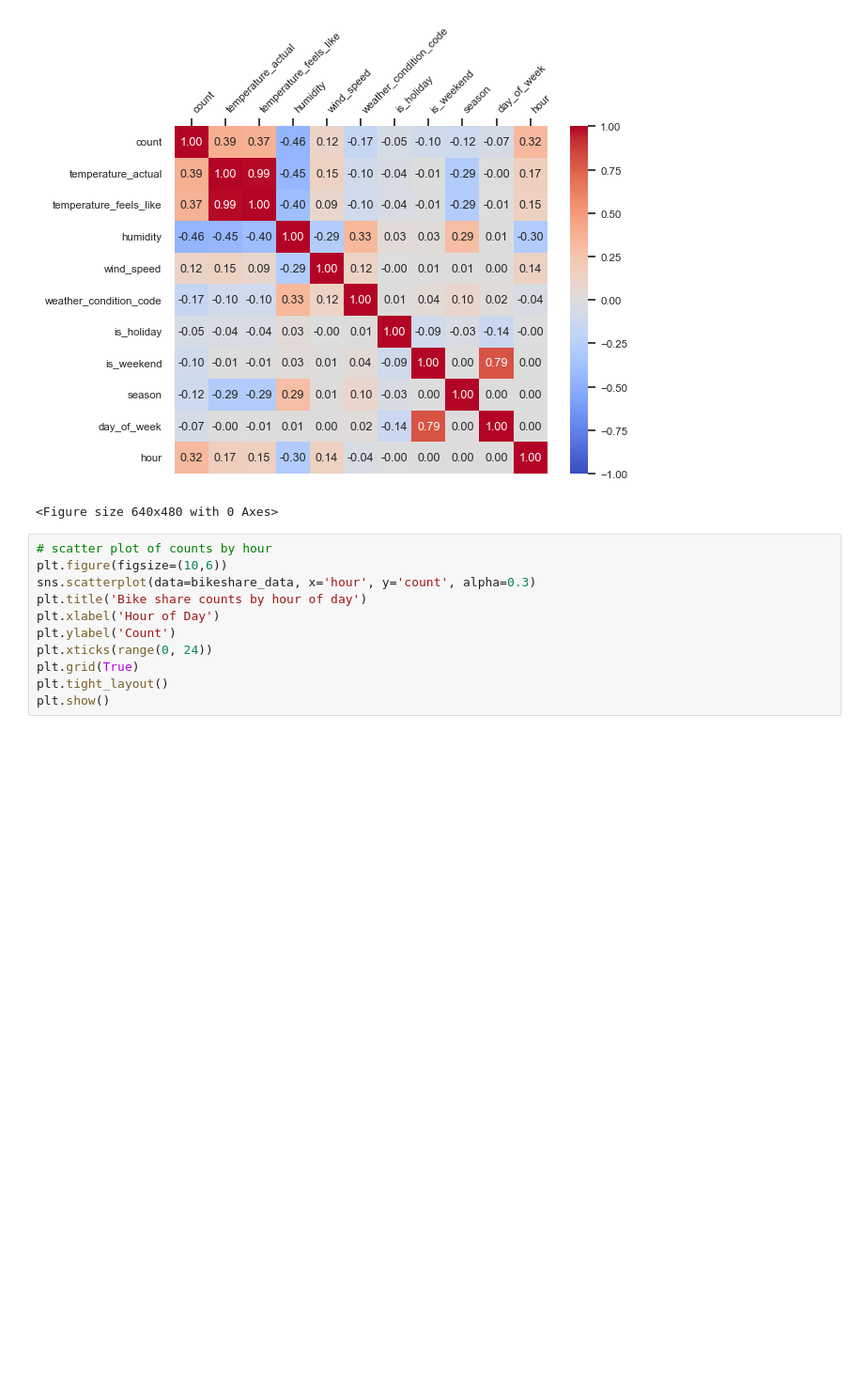
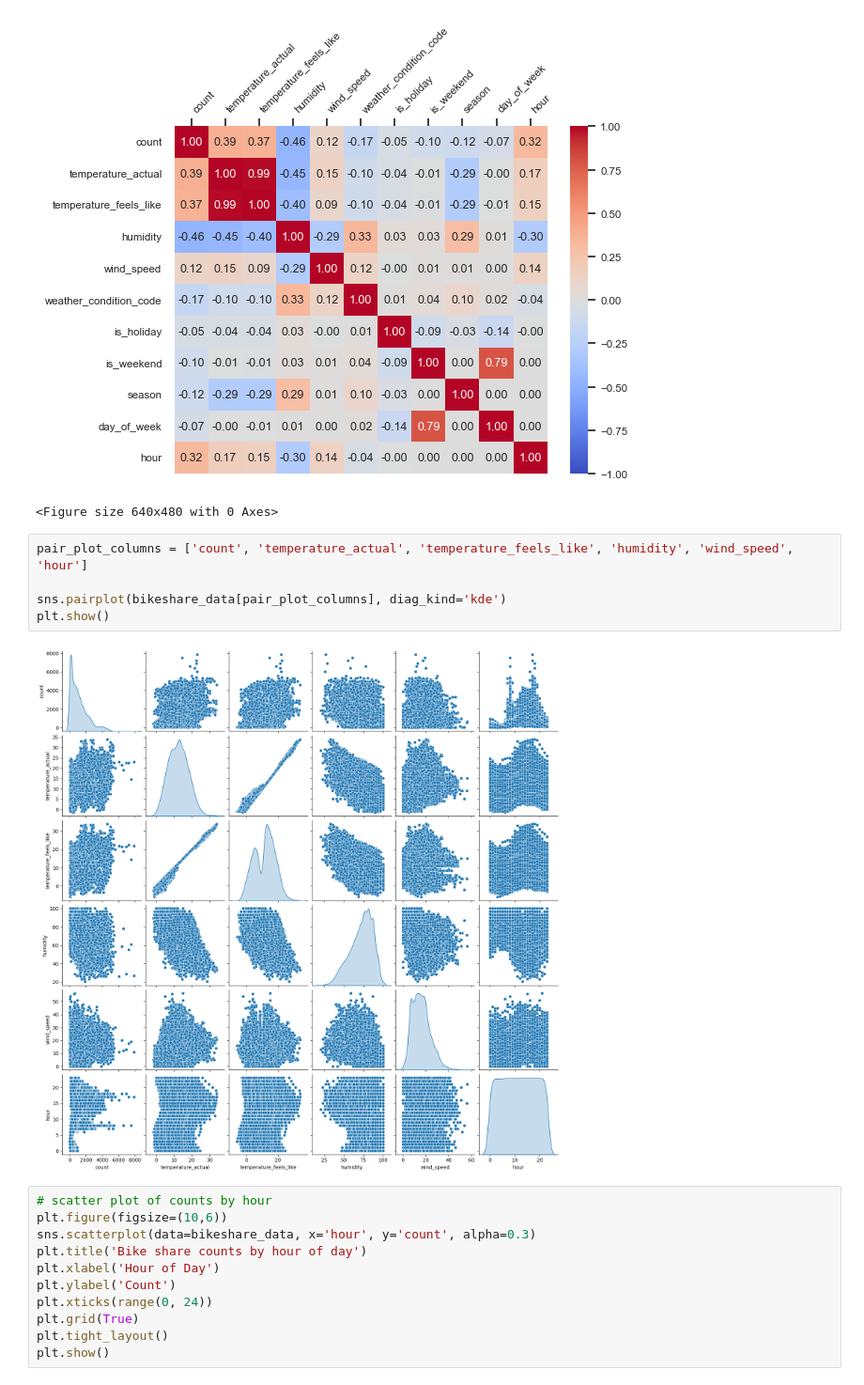
Before and after one commit to Christian-Bull/csca-5622-final, a Jupyter notebook: final.ipynb, the cells around one changed output. Shown at 94% size. Saved outputs shown, nothing was run; the diff lists cells and outputs as text; blank space fills up the shorter version.

```diff
--- a/final.ipynb
+++ b/final.ipynb
@@ -95,6 +103,13 @@ plt.figure()
 <Figure size 640x480 with 0 Axes>
 [figure]
 <Figure size 640x480 with 0 Axes>
+# %%
+pair_plot_columns = ['count', 'temperature_actual', 'temperature_feels_like', 'humidity', 'wind_speed', 'hour']
+
+sns.pairplot(bikeshare_data[pair_plot_columns], diag_kind='kde')
+plt.show()
+# %% [output]
+[figure, added]
 # %%
 # scatter plot of counts by hour
 plt.figure(figsize=(10,6))
```
Also changed, not shown: parts of 9 cells of this notebook.
